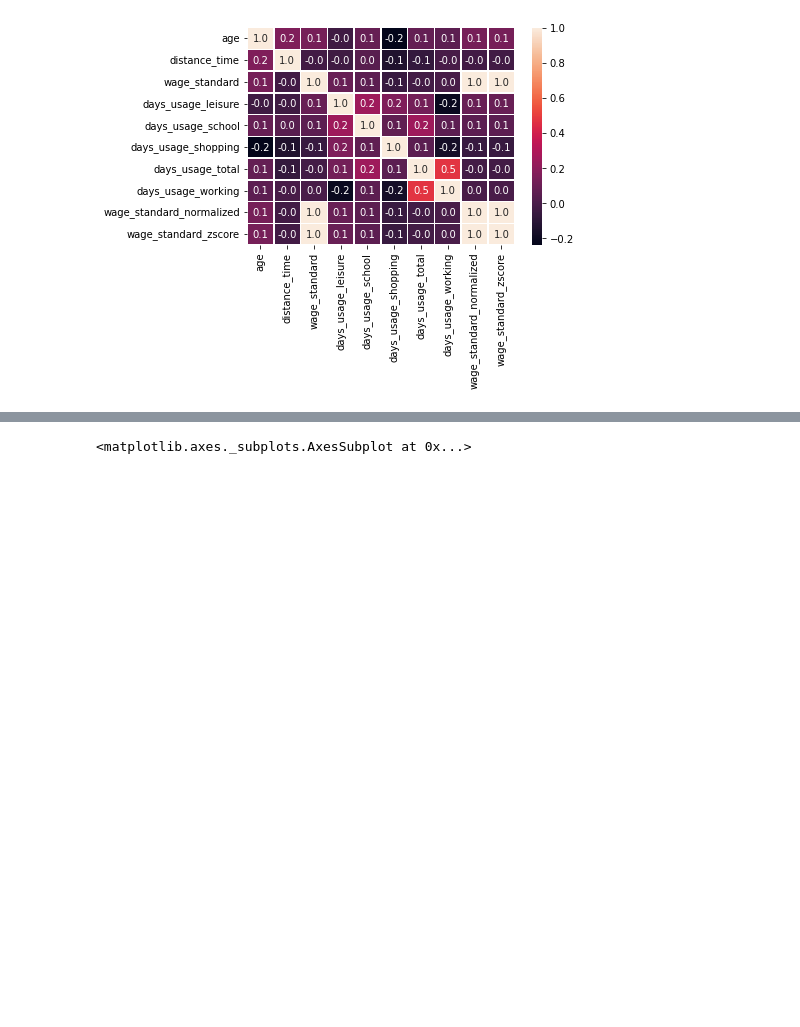
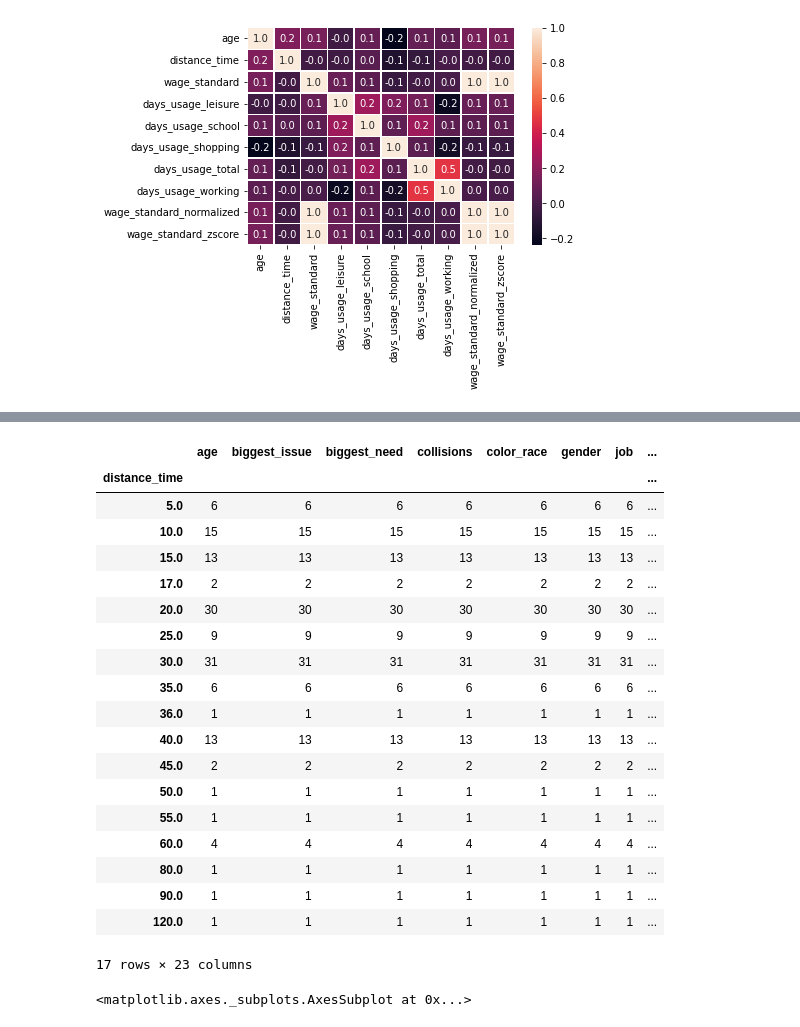
Before and after one commit to pedrocostab/Data_Science_Ciclistas, a Jupyter notebook: Projeto_1_Ciência_de_Dados.ipynb, the cells around one changed output, grey strips where cells are left out. Cells and saved outputs as stored; diff of their text form; code cells hidden in the pictures; blank space fills up the shorter version.

```diff
--- a/Projeto_1_Ciência_de_Dados.ipynb
+++ b/Projeto_1_Ciência_de_Dados.ipynb
@@ -1028,3 +1037,26 @@ ValueError: ignored
+# %%
+(ciclistas[ciclistas["collisions"] == "Sim"]).groupby("distance_time").count()
+# %% [output]
+|  | age | biggest_issue | biggest_need | collisions | color_race | gender | job | ... |
+| distance_time |  |  |  |  |  |  |  | ... |
+| 5.0 | 6 | 6 | 6 | 6 | 6 | 6 | 6 | ... |
+| 10.0 | 15 | 15 | 15 | 15 | 15 | 15 | 15 | ... |
+| 15.0 | 13 | 13 | 13 | 13 | 13 | 13 | 13 | ... |
+| 17.0 | 2 | 2 | 2 | 2 | 2 | 2 | 2 | ... |
+| 20.0 | 30 | 30 | 30 | 30 | 30 | 30 | 30 | ... |
+| 25.0 | 9 | 9 | 9 | 9 | 9 | 9 | 9 | ... |
+| 30.0 | 31 | 31 | 31 | 31 | 31 | 31 | 31 | ... |
+| 35.0 | 6 | 6 | 6 | 6 | 6 | 6 | 6 | ... |
+| 36.0 | 1 | 1 | 1 | 1 | 1 | 1 | 1 | ... |
+| 40.0 | 13 | 13 | 13 | 13 | 13 | 13 | 13 | ... |
+| 45.0 | 2 | 2 | 2 | 2 | 2 | 2 | 2 | ... |
+| 50.0 | 1 | 1 | 1 | 1 | 1 | 1 | 1 | ... |
+| 55.0 | 1 | 1 | 1 | 1 | 1 | 1 | 1 | ... |
+| 60.0 | 4 | 4 | 4 | 4 | 4 | 4 | 4 | ... |
+| 80.0 | 1 | 1 | 1 | 1 | 1 | 1 | 1 | ... |
+| 90.0 | 1 | 1 | 1 | 1 | 1 | 1 | 1 | ... |
+| 120.0 | 1 | 1 | 1 | 1 | 1 | 1 | 1 | ... |
+17 rows × 23 columns
 # %%
 ciclistas["age"].hist()
 # %% [output]
```
Also changed, not shown: parts of 7 cells of this notebook.
